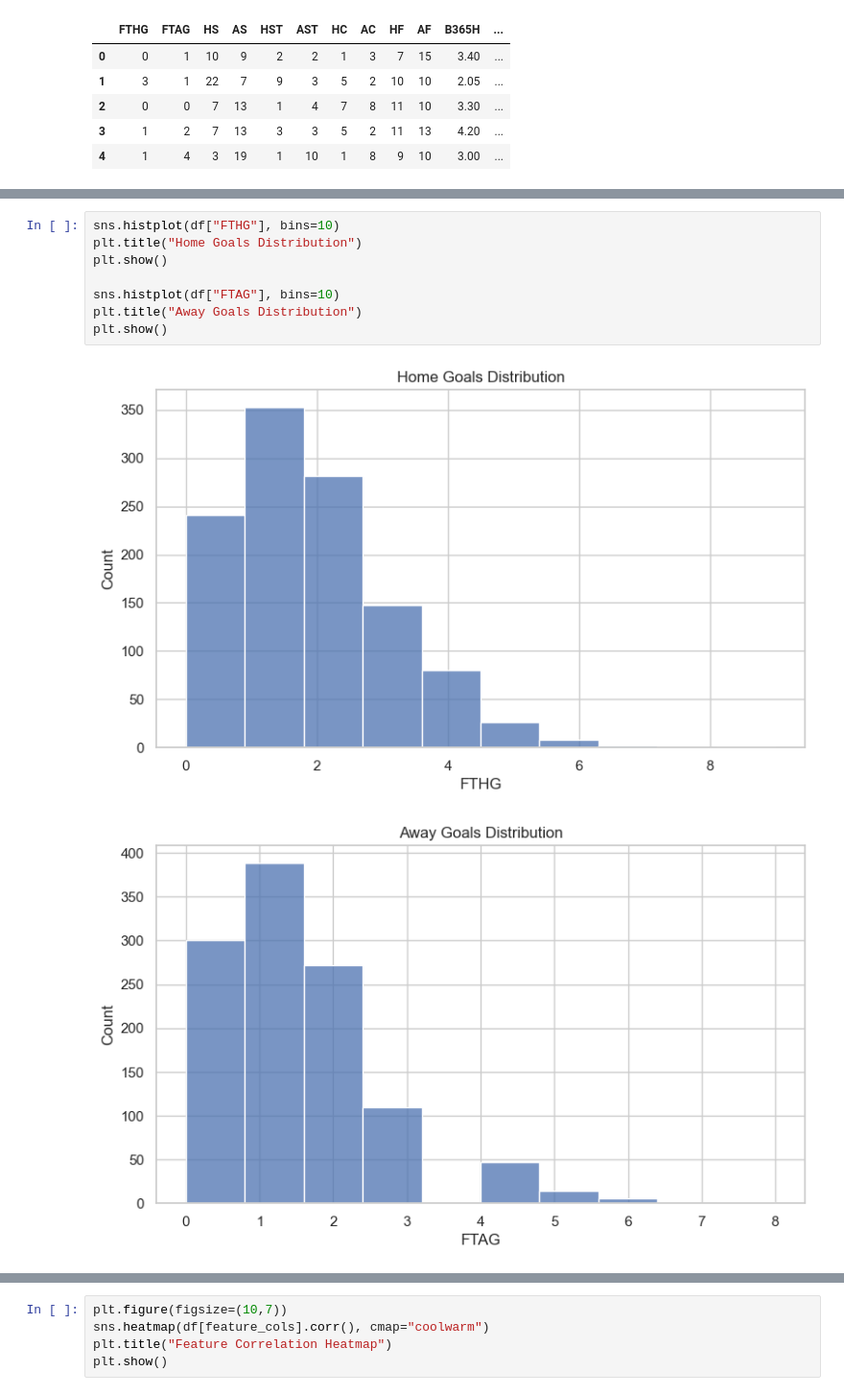
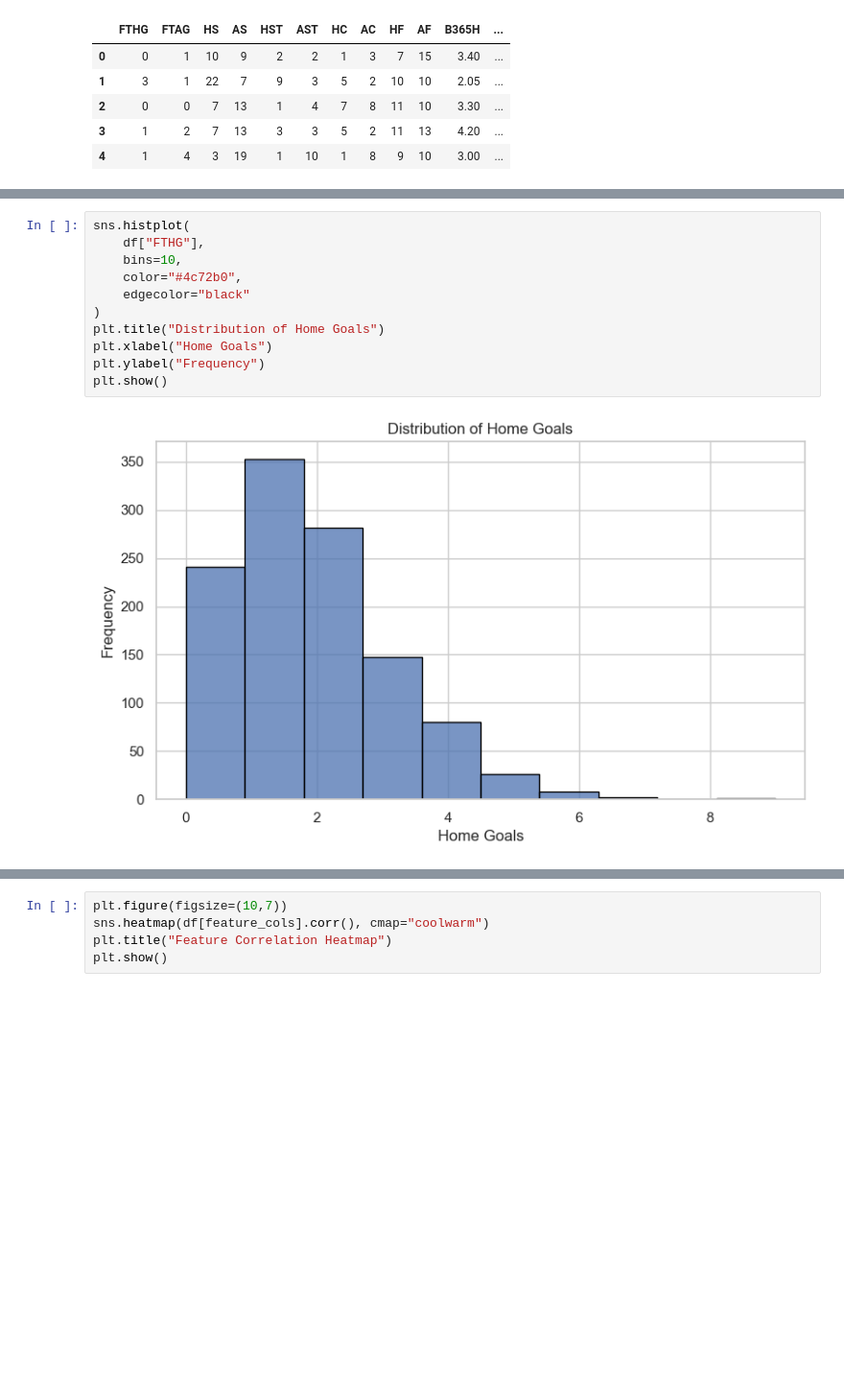
Before and after one commit to Aung712-pixel/PredictiveAnalyticForEPL, a Jupyter notebook: INT234_Predictive_Analysis.ipynb, the cells around one changed output, grey strips where cells are left out. Shown at 96% size. Cells and saved outputs as stored; diff of their text form; blank space fills up the shorter version.

```diff
--- a/INT234_Predictive_Analysis.ipynb
+++ b/INT234_Predictive_Analysis.ipynb
@@ -106,11 +114,13 @@ plt.show()
 # %%
-sns.histplot(df["FTHG"], bins=10)
-plt.title("Home Goals Distribution")
+sns.histplot(
+    df["FTHG"],
+    bins=10,
+    color="#4c72b0",
+    edgecolor="black"
+)
+plt.title("Distribution of Home Goals")
+plt.xlabel("Home Goals")
+plt.ylabel("Frequency")
 plt.show()
-
-sns.histplot(df["FTAG"], bins=10)
-plt.title("Away Goals Distribution")
-plt.show()
 # %% [output]
-[figure, old version]
+[figure, new version]
-[figure, removed]
```
Also changed, not shown: parts of 5 cells of this notebook.
